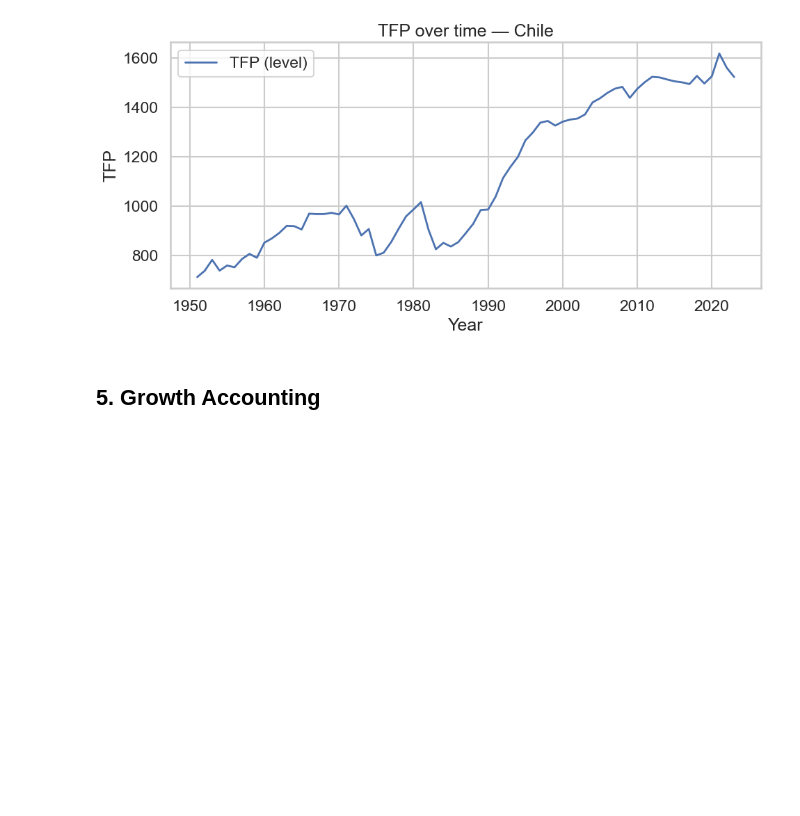
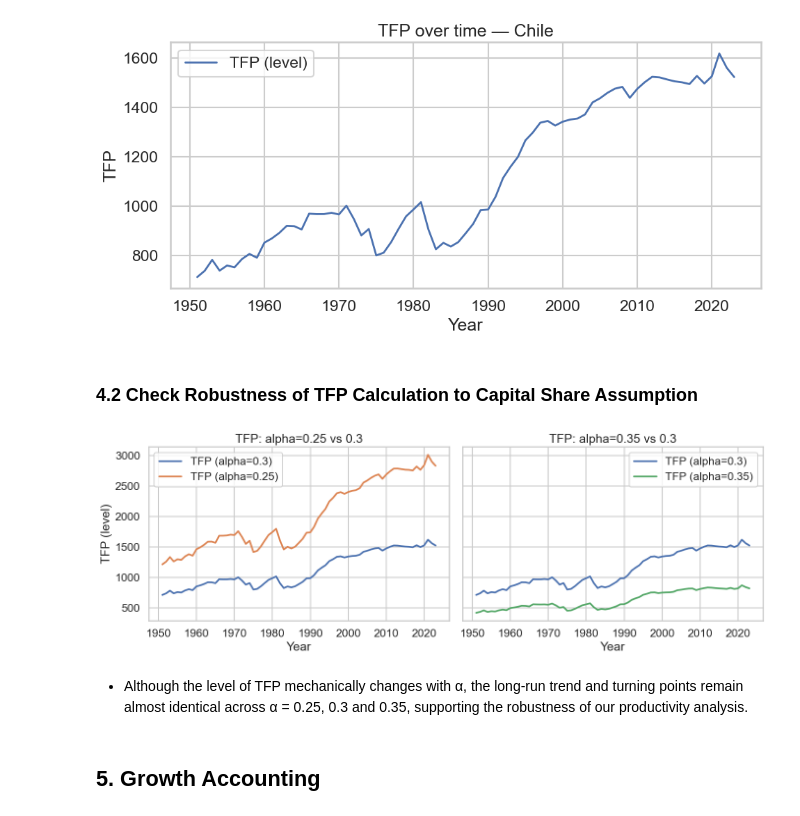
Before and after one commit to IcarusBai/EC2B1_Coursework, a Jupyter notebook: EC2B1_Coursework_Program.ipynb, the cells around one changed output. Cells and saved outputs as stored; diff of their text form; code cells hidden in the pictures; blank space fills up the shorter version.

```diff
--- a/EC2B1_Coursework_Program.ipynb
+++ b/EC2B1_Coursework_Program.ipynb
@@ -242,5 +266,49 @@ plt.tight_layout()
 plt.show()
 # %% [output]
 [figure]
+# %% [markdown]
+### 4.2 Check Robustness of TFP Calculation to Capital Share Assumption
+# %%
+# Calculating ln_tfp and tfp for alpha = 0.25 and 0.35
+alphas = {'a025': 0.25, 'a035': 0.35}
+for key, alpha in alphas.items():
+    ln_col = f'ln_tfp_{key}'
+    level_col = f'tfp_{key}'
+    if ln_col not in data_Chile.columns or level_col not in data_Chile.columns:
+        data_Chile[ln_col] = (
+            data_Chile['ln_Y']
+            - alpha * data_Chile['ln_k']
+            - (1 - alpha) * data_Chile['ln_l']
+        )
+        data_Chile[level_col] = np.exp(data_Chile[ln_col])
+
+# Plotting TFP for different alpha values
+years = data_Chile['year']
+fig, axes = plt.subplots(1, 2, figsize=(14, 5), sharey=True)
+
+lw = 2.5
+# Left plot: alpha = 0.25 vs baseline (0.3)
+axes[0].plot(years, data_Chile['tfp'], label='TFP (alpha=0.3)', linewidth=lw, color='C0')
+axes[0].plot(years, data_Chile['tfp_a025'], label='TFP (alpha=0.25)', linewidth=lw, color='C1')
+axes[0].set_title('TFP: alpha=0.25 vs 0.3')
+axes[0].set_xlabel('Year')
+axes[0].set_ylabel('TFP (level)')
+axes[0].legend()
+axes[0].grid(True)
+
+# Right plot: alpha = 0.35 vs baseline (0.3)
+axes[1].plot(years, data_Chile['tfp'], label='TFP (alpha=0.3)', linewidth=lw, color='C0')
+axes[1].plot(years, data_Chile['tfp_a035'], label='TFP (alpha=0.35)', linewidth=lw, color='C2')
+axes[1].set_title('TFP: alpha=0.35 vs 0.3')
+axes[1].set_xlabel('Year')
+axes[1].legend()
+axes[1].grid(True)
+
+plt.tight_layout()
+plt.show()
+# %% [output]
+[figure, added]
+# %% [markdown]
+- Although the level of TFP mechanically changes with α, the long-run trend and turning points remain almost identical across α = 0.25, 0.3 and 0.35, supporting the robustness of our productivity analysis.
 # %% [markdown]
 ## 5. Growth Accounting
```
Also changed, not shown: parts of 6 cells of this notebook.
